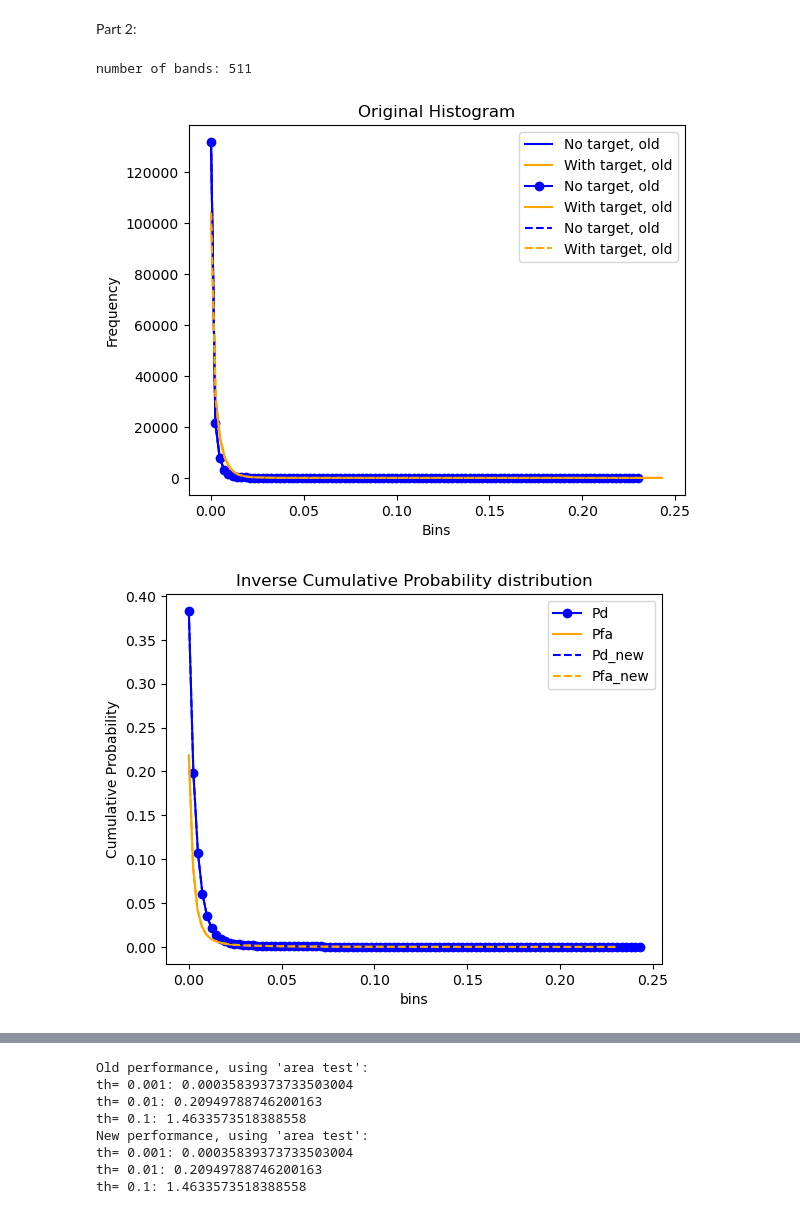
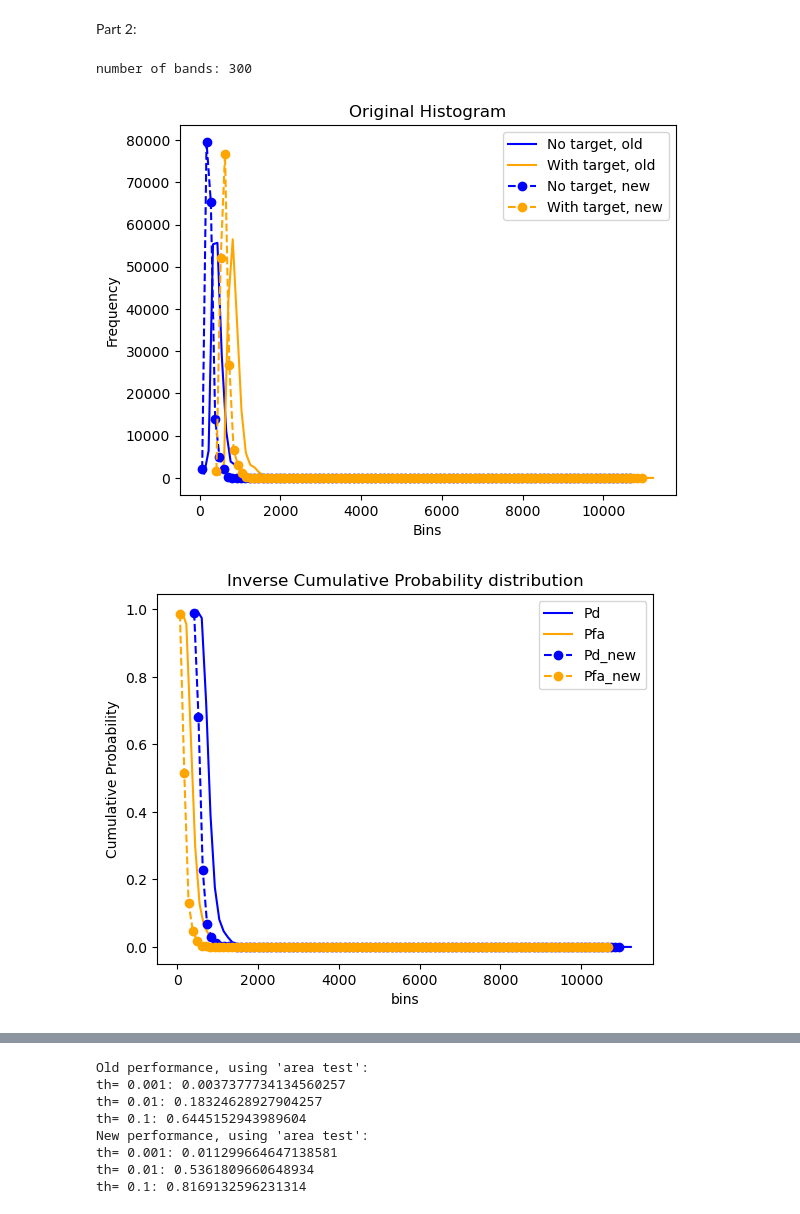
Before and after one commit to mazyaniv/Image-Processing, a Jupyter notebook: main.ipynb, the cells around one changed output, grey strips where cells are left out. Cells and saved outputs as stored; diff of their text form; code cells hidden in the pictures.

```diff
--- a/main.ipynb
+++ b/main.ipynb
@@ -112,9 +114,9 @@ the ratio between the histogram of this channel to the histogram of the last cha
 # %% [markdown]
 Part 2:
 # %%
-number_of_bands = 511 #21 for good performance, 300 for equal performance
+number_of_bands = 300 #21 for good performance, 300 for equal performance
 new_cube = final_cube[:, :, :number_of_bands]
-p = 0.01
+p = 0.25 #TODO just note that it big for RX filter
 t = my_cube[2, 4, :]
 t_inv_phi = np.dot(t, LA.inv(phi_n))
 t_inv_phi_t = np.dot(t_inv_phi, t)
@@ -184,21 +189,18 @@ print("number of bands:", number_of_bands)
 
 plt.plot(NT_bins[:-1], NT_val,color='blue', label='No target, old')
 plt.plot(WT_bins[:-1], WT_val,color='orange', label='With target, old')
-
-plt.plot(NT_bins[:-1], NT_val,color='blue', marker="o",label='No target, old')
-plt.plot(WT_bins[:-1], WT_val,color='orange', label='With target, old')
-plt.plot(NT_bins_new[:-1], NT_val_new,color='blue', label='No target, old',linestyle='--')
-plt.plot(WT_bins_new[:-1], WT_val_new,color='orange' ,label='With target, old',linestyle='--')
+plt.plot(NT_bins_new[:-1], NT_val_new,color='blue', label='No target, new',marker="o",linestyle='--')
+plt.plot(WT_bins_new[:-1], WT_val_new,color='orange' ,label='With target, new',marker="o",linestyle='--')
 plt.title('Original Histogram')
 plt.xlabel("Bins")
 plt.ylabel('Frequency')
 plt.legend()
 plt.show()
 
-plt.plot(WT_bins[:-1], Pd,color='blue',marker="o", label="Pd")
+plt.plot(WT_bins[:-1], Pd,color='blue', label="Pd")
 plt.plot(NT_bins[:-1], Pfa,color='orange', label="Pfa")
-plt.plot(WT_bins_new[:-1],Pd_new,color='blue',  label="Pd_new",linestyle='--')
-plt.plot(NT_bins_new[:-1],Pfa_new,color='orange',  label="Pfa_new",linestyle='--')
+plt.plot(WT_bins_new[:-1],Pd_new,color='blue',  marker="o",label="Pd_new",linestyle='--')
+plt.plot(NT_bins_new[:-1],Pfa_new,color='orange',  marker="o",label="Pfa_new",linestyle='--')
 plt.xlabel('bins')
 plt.ylabel('Cumulative Probability')
 plt.title('Inverse Cumulative Probability distribution')
@@ -209,45 +211,46 @@ th = 0.1
 index = max(100 - np.argmax(WT_bins > NT_bins[-1]), np.argmax(NT_bins > WT_bins[0]))
 Pd = np.pad(Pd, (index, 0), mode='constant', constant_values=(1, 1))
 Pfa = np.pad(Pfa, (0, index), mode='constant', constant_values=(0, 0))
+Pd = np.flip(Pd)
+Pfa = np.flip(Pfa)
+
 index_new = max(100 - np.argmax(WT_bins_new > NT_bins_new[-1]), np.argmax(NT_bins_new > WT_bins_new[0]))
 Pd_new = np.pad(Pd_new, (index_new, 0), mode='constant', constant_values=(1, 1))
 Pfa_new = np.pad(Pfa_new, (0, index_new), mode='constant', constant_values=(0, 0))
-Pd = np.flip(Pd)
-Pfa = np.flip(Pfa)
 Pd_new = np.flip(Pd_new)
 Pfa_new = np.flip(Pfa_new)
 
 plt.title('ROC Curve')
 plt.plot(Pfa, Pd, label='Original')
 plt.plot(Pfa_new, Pd_new,label='New')
 plt.plot([0, th], [0, th], '--')
 plt.xlim(0, th)
 plt.legend(['Original', 'New'])
 plt.show()
+
 from scipy.integrate import trapz
 def area(th):
     cond = np.where(Pfa > th)[0][0]
     Pd_mask = Pd.copy()
     Pd_mask[cond:] = 0
     A = trapz(Pd_mask, Pfa)
     return (A - 0.5 * pow(th, 2)) / (th - 0.5 * pow(th, 2))
+print("Old performance, using 'area test':")
+print("th= 0.001:", area(0.001))
+print("th= 0.01:", area(0.01))
+print("th= 0.1:", area(0.1))
 
 def area_new(th):
     cond_new = np.where(Pfa_new > th)[0][0]
     Pd_mask_new = Pd_new.copy()
     Pd_mask_new[cond_new:] = 0
     A_new = trapz(Pd_mask_new, Pfa_new)
     return (A_new - 0.5 * pow(th, 2)) / (th - 0.5 * pow(th, 2))
-
-print("Old performance, using 'area test':")
-print("th= 0.001:", area(0.001))
-print("th= 0.01:", area(0.01))
-print("th= 0.1:", area(0.1))
 print("New performance, using 'area test':")
 print("th= 0.001:", area_new(0.001))
 print("th= 0.01:", area_new(0.01))
 print("th= 0.1:", area_new(0.1))
 # %% [output]
-number of bands: 511
+number of bands: 300
-[figure, old version]
+[figure, new version]
-[figure, old version]
+[figure, new version]
@@ -255,8 +258,8 @@ number of bands: 511
 Old performance, using 'area test':
-th= 0.001: 0.00035839373733503004
-th= 0.01: 0.20949788746200163
-th= 0.1: 1.4633573518388558
+th= 0.001: 0.0037377734134560257
+th= 0.01: 0.18324628927904257
+th= 0.1: 0.6445152943989604
 New performance, using 'area test':
-th= 0.001: 0.00035839373733503004
-th= 0.01: 0.20949788746200163
-th= 0.1: 1.4633573518388558
+th= 0.001: 0.011299664647138581
+th= 0.01: 0.5361809660648934
+th= 0.1: 0.8169132596231314
```
Also changed, not shown: parts of 5 cells of this notebook.
